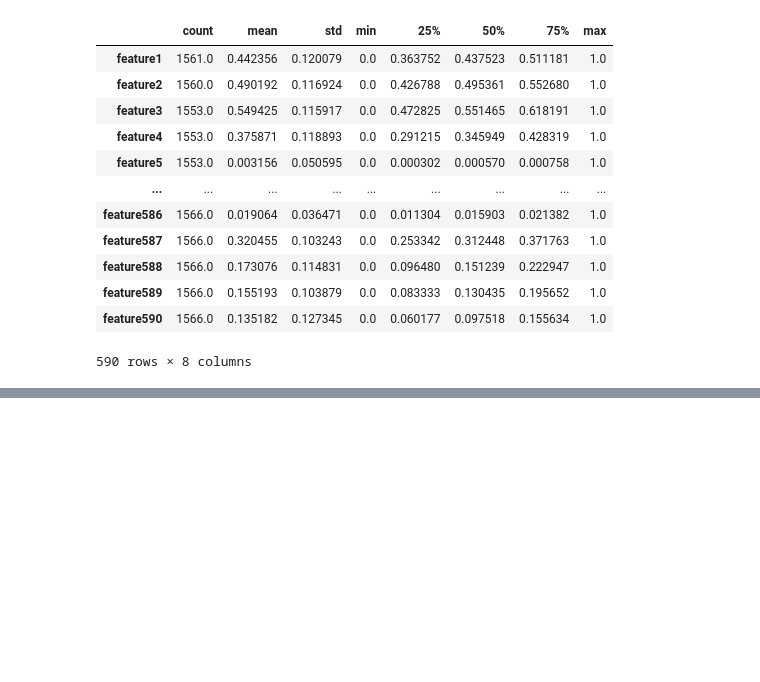
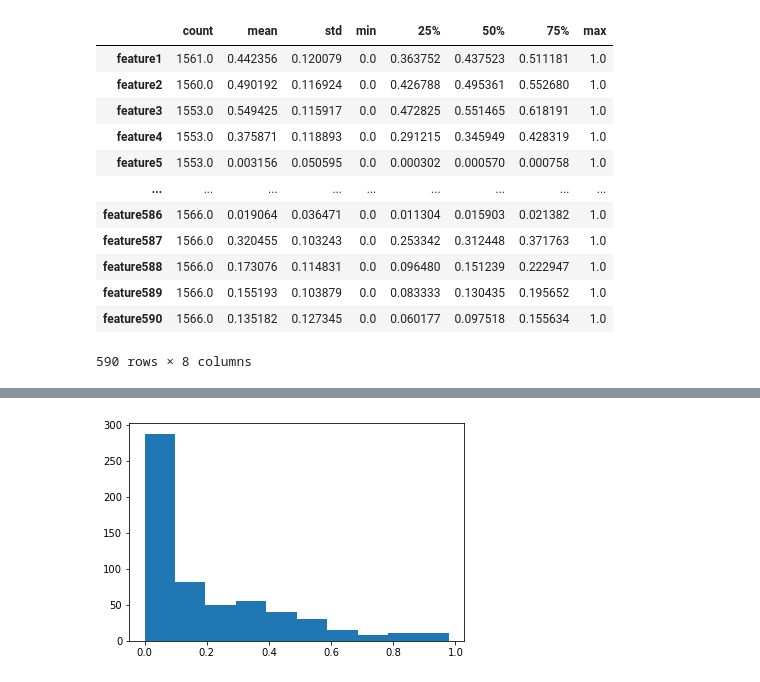
Before and after one commit to hinatanvir/Fault-Detection-SECOM, a Jupyter notebook: aras_test.ipynb, the cells around one changed output, grey strips where cells are left out. Saved outputs shown, nothing was run; the diff lists cells and outputs as text; code cells hidden in the pictures; blank space fills up the shorter version.

```diff
--- a/aras_test.ipynb
+++ b/aras_test.ipynb
@@ -95,0 +101,5 @@ df_eda
+# %%
+plt.hist(df_eda['mean'])
+plt.show()
+# %% [output]
+[figure, added]
```
Also changed, not shown: parts of 1 cell of this notebook.
